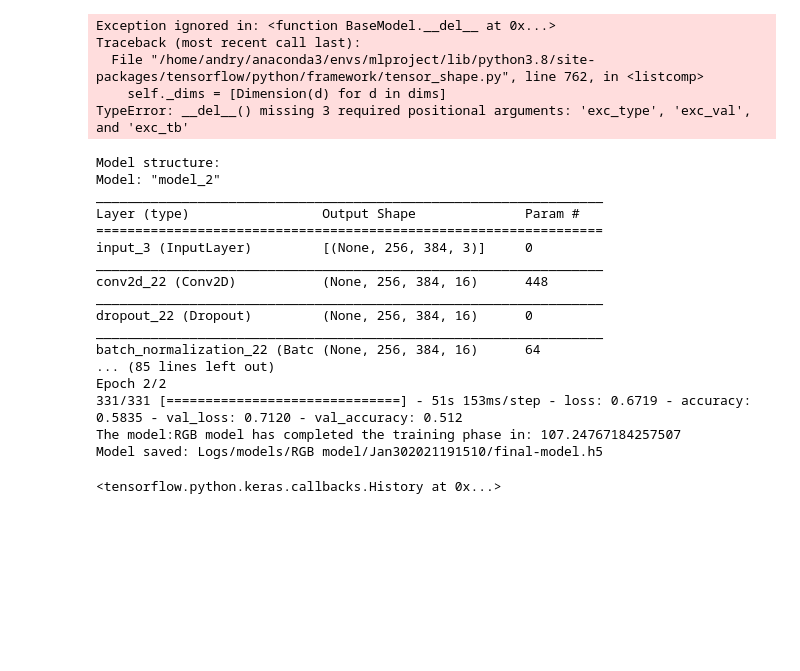
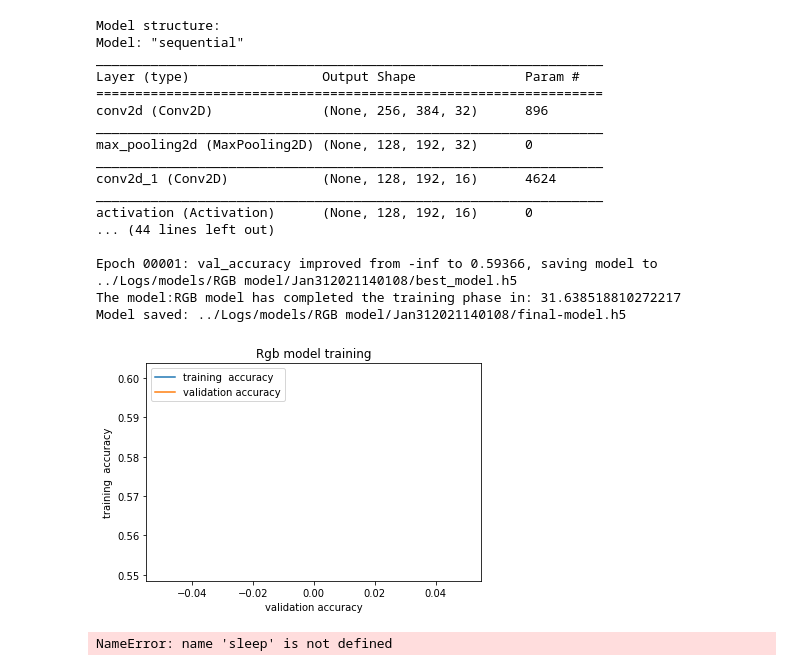
Before and after one commit to GianlucaDeStefano/forgerydetectionproject, a Jupyter notebook: notebook.ipynb, the cells around one changed output. Cells and saved outputs as stored; diff of their text form; code cells hidden in the pictures; blank space fills up the shorter version.

Commit message:
found good model

```diff
--- a/notebook.ipynb
+++ b/notebook.ipynb
@@ -57,16 +56,16 @@ output_classes = 1
 loss_function = "binary_crossentropy"
 
 #Define the number of epochs each model has to be trained for
-epochs = 2
+epochs = 1
 
 #define the size of each training batch
-batch_size = 16
+batch_size = 32
 # %%
 #Define additional parameters not essentials for the training
 
 #Set the path to the Log folder in which the logs, the checkpoints and other usefull
 #data will be used
-logs_folder = Path("./Logs")
+logs_folder = Path("../Logs")
 
 #Set verbose = True if you want an extensive printing of logs during the training
 # and testing of the models
@@ -80,32 +79,34 @@ verbose = True
 generator_training_rgb = Casia2Generator(dataset.as_dataset(split="train"),["rgb"],batch_size)
 generator_validation_rgb = Casia2Generator(dataset.as_dataset(split="validation"),["rgb"],batch_size)
 #Train a Resnet Classifier using the RGB data
-model_rgb = ClassifierBase(input_shape_rgb,output_classes,"RGB model",logs_folder,verbose)
-model_rgb.train_model(generator_training_rgb,generator_validation_rgb,epochs,loss_function,save_model=True)
+model_rgb = ResnetClassifier(input_shape_rgb,output_classes,"RGB model",logs_folder,verbose)
+history_rgb , rgb_model_path, rgb_checkpoint_path = model_rgb.train_model(generator_training_rgb,generator_validation_rgb,epochs,loss_function,save_model=True)
 # %% [output]
-Exception ignored in: <function BaseModel.__del__ at 0x...>
-Traceback (most recent call last):
-  File "/home/andry/anaconda3/envs/mlproject/lib/python3.8/site-packages/tensorflow/python/framework/tensor_shape.py", line 762, in <listcomp>
-    self._dims = [Dimension(d) for d in dims]
-TypeError: __del__() missing 3 required positional arguments: 'exc_type', 'exc_val', and 'exc_tb'
+Model structure:
+Model: "sequential"
+_________________________________________________________________
+Layer (type)                 Output Shape              Param #
+=================================================================
+conv2d (Conv2D)              (None, 256, 384, 32)      896
+_________________________________________________________________
+max_pooling2d (MaxPooling2D) (None, 128, 192, 32)      0
+_________________________________________________________________
+conv2d_1 (Conv2D)            (None, 128, 192, 16)      4624
+_________________________________________________________________
+activation (Activation)      (None, 128, 192, 16)      0
+... (44 lines left out)
+
+Epoch 00001: val_accuracy improved from -inf to 0.59366, saving model to ../Logs/models/RGB model/Jan312021140108/best_model.h5
+The model:RGB model has completed the training phase in: 31.638518810272217
+Model saved: ../Logs/models/RGB model/Jan312021140108/final-model.h5
-Model structure:
-Model: "model_2"
-_________________________________________________________________
-Layer (type)                 Output Shape              Param #
-=================================================================
-input_3 (InputLayer)         [(None, 256, 384, 3)]     0
-_________________________________________________________________
-conv2d_22 (Conv2D)           (None, 256, 384, 16)      448
-_________________________________________________________________
-dropout_22 (Dropout)         (None, 256, 384, 16)      0
-_________________________________________________________________
-batch_normalization_22 (Batc (None, 256, 384, 16)      64
-... (85 lines left out)
-Epoch 2/2
-331/331 [==============================] - 51s 153ms/step - loss: 0.6719 - accuracy: 0.5835 - val_loss: 0.7120 - val_accuracy: 0.512
-The model:RGB model has completed the training phase in: 107.24767184257507
-Model saved: Logs/models/RGB model/Jan302021191510/final-model.h5
-<tensorflow.python.keras.callbacks.History at 0x...>
+# %%
+plot_model_data(history_rgb,("accuracy","val_accuracy"),("training  accuracy","validation accuracy"),"Rgb model training")
+# %% [output]
+[figure, added]
+# %%
+sleep(10)
+# %% [output]
+NameError: name 'sleep' is not defined
 # %%
 # Create 2 generator of datas that has that provide samples with the following structure:
 #   X -> [Noiseprint image]
```
Also changed, not shown: parts of 4 cells of this notebook, 9 other files.
